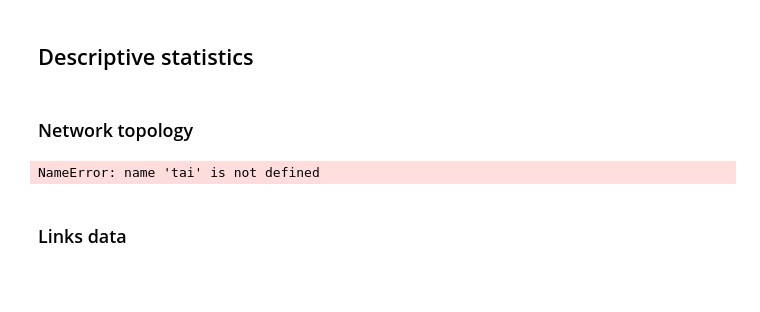
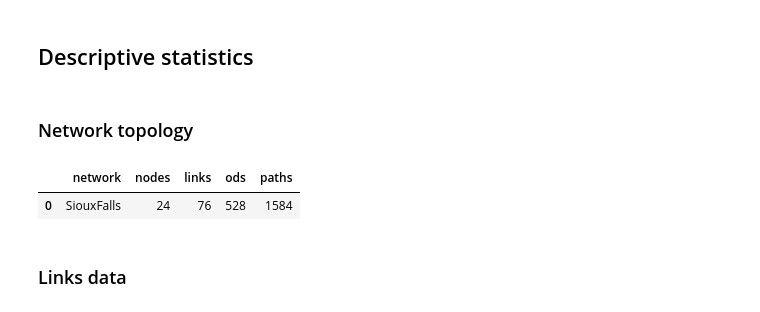
Before and after one commit to pabloguarda/isuelogit, a Jupyter notebook: notebooks/lue_tntp_network.ipynb, the cells around one changed output. Drawn from its saved outputs; the diff is of its cells as text; code cells hidden in the pictures; blank space fills up the shorter version.

Commit message:
update names from tai to isuelogit

```diff
--- a/notebooks/lue_tntp_network.ipynb
+++ b/notebooks/lue_tntp_network.ipynb
@@ -176,9 +177,10 @@ Normalized RMSE: 0.0
 # %% [markdown]
 ### Network topology
 # %%
-tai.descriptive_statistics.summary_table_networks([tntp_network])
+isl.descriptive_statistics.summary_table_networks([tntp_network])
 # %% [output]
-NameError: name 'tai' is not defined
+|  | network | nodes | links | ods | paths |
+| 0 | SiouxFalls | 24 | 76 | 528 | 1584 |
 # %% [markdown]
 ### Links data
 # %%
```
Also changed, not shown: parts of 20 cells of this notebook, 58 other files.
